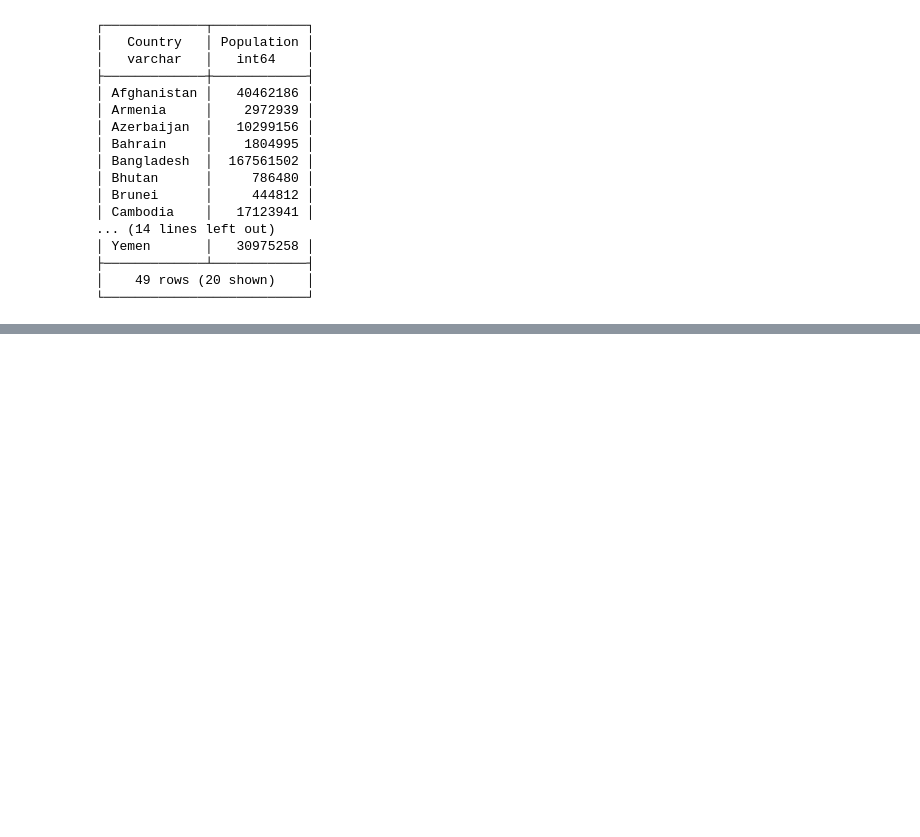
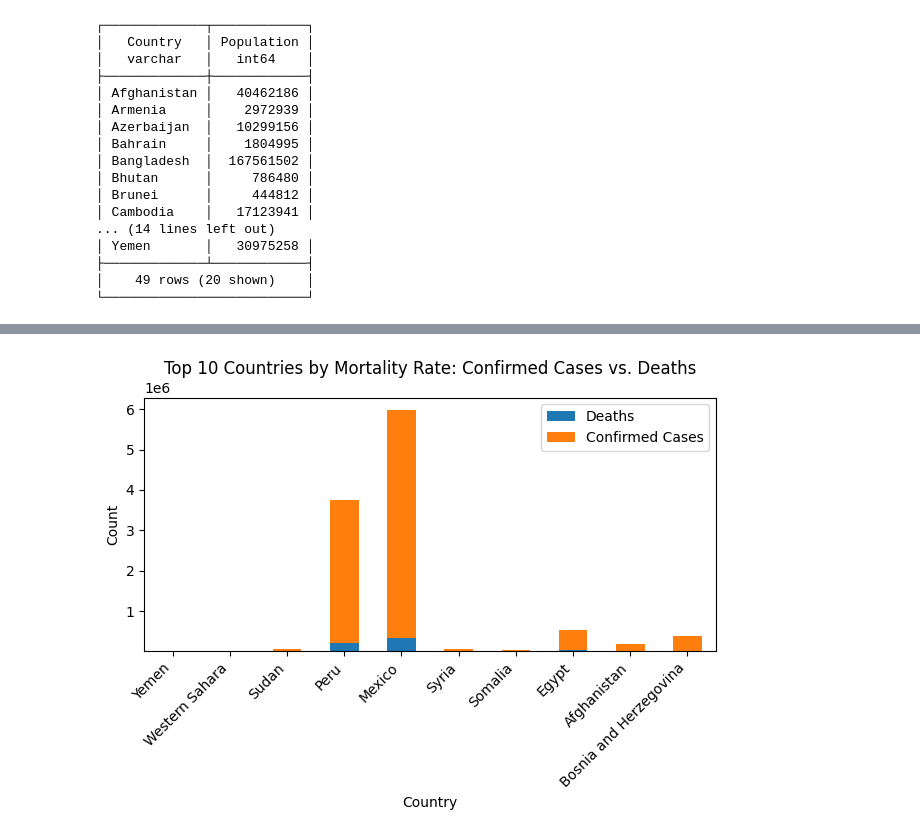
Before and after one commit to Mark4815/Covid19-Data_Data_Cleaning_and_Query, a Jupyter notebook: SQLAnalysis_Covid.ipynb, the cells around one changed output, grey strips where cells are left out. Saved outputs shown, nothing was run; the diff lists cells and outputs as text; code cells hidden in the pictures; blank space fills up the shorter version.

```diff
--- a/SQLAnalysis_Covid.ipynb
+++ b/SQLAnalysis_Covid.ipynb
@@ -193,0 +324,36 @@ except Exception as e:
+# %%
+#This now shows the top 10 countries by mortality rate, but in a stacked bar, where it takes the volume of deaths proportionally to the number of total cases confirmed. What this tells us is whilst Yemen has the highest mortality rate, this may well be because overall volumes are low.
+# Calculate the mortality rate for each country (Deaths per Confirmed Cases)
+df['MortalityRate'] = (df['TotalDeaths1'] / df['TotalCases1']) * 100
+
+# Sort the DataFrame by 'MortalityRate' in descending order and select the top 10
+df_top_10_mortality = df.sort_values(by='MortalityRate', ascending=False).head(10)
+
+# Create a stacked bar plot showing confirmed cases and deaths for the top 10 by mortality rate
+# We need to ensure both 'TotalCases1' and 'TotalDeaths1' are treated as numeric
+df_top_10_mortality['TotalCases1'] = pd.to_numeric(df_top_10_mortality['TotalCases1'], errors='coerce')
+df_top_10_mortality['TotalDeaths1'] = pd.to_numeric(df_top_10_mortality['TotalDeaths1'], errors='coerce')
+
+# Plotting the stacked bar chart
+df_top_10_mortality.plot(kind='bar', x='Country', y=['TotalDeaths1', 'TotalCases1'], stacked=True)
+
+# Add a title to the plot
+plt.title('Top 10 Countries by Mortality Rate: Confirmed Cases vs. Deaths')
+
+# Add labels to the axes
+plt.xlabel('Country')
+plt.ylabel('Count')
+
+# Add a legend
+plt.legend(['Deaths', 'Confirmed Cases'])
+
+# Rotate x-axis labels for better readability
+plt.xticks(rotation=45, ha='right')
+
+# Adjust layout to prevent labels from overlapping
+plt.tight_layout()
+
+# Display the plot
+plt.show()
+# %% [output]
+[figure, added]
```
Also changed, not shown: parts of 14 cells of this notebook.
